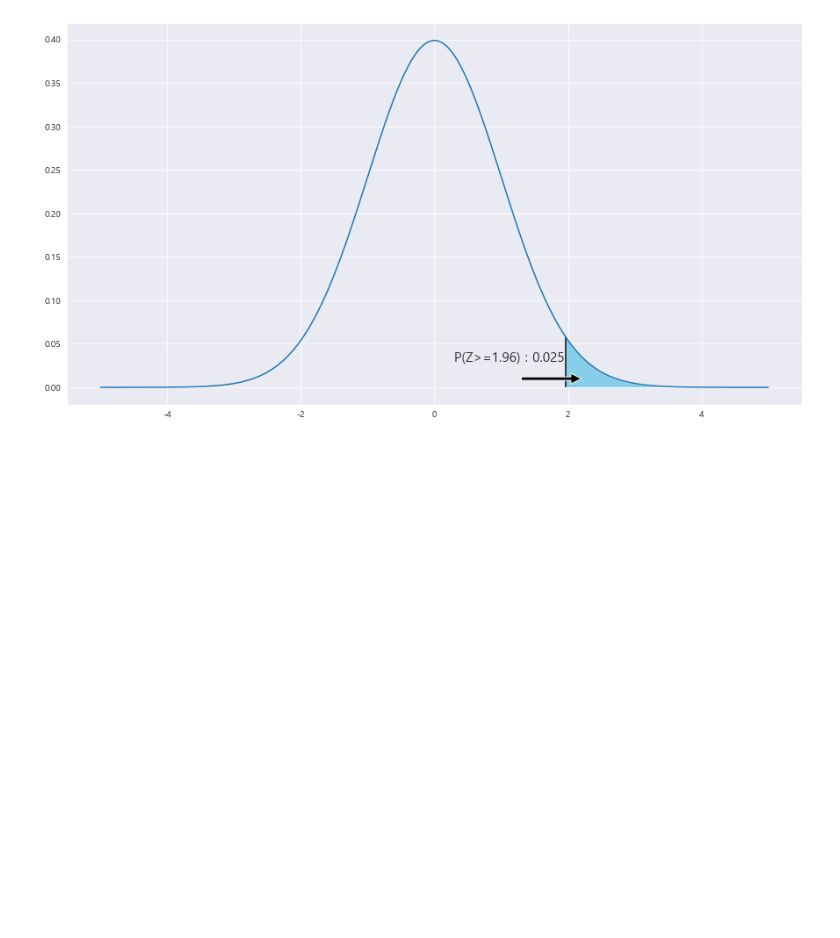
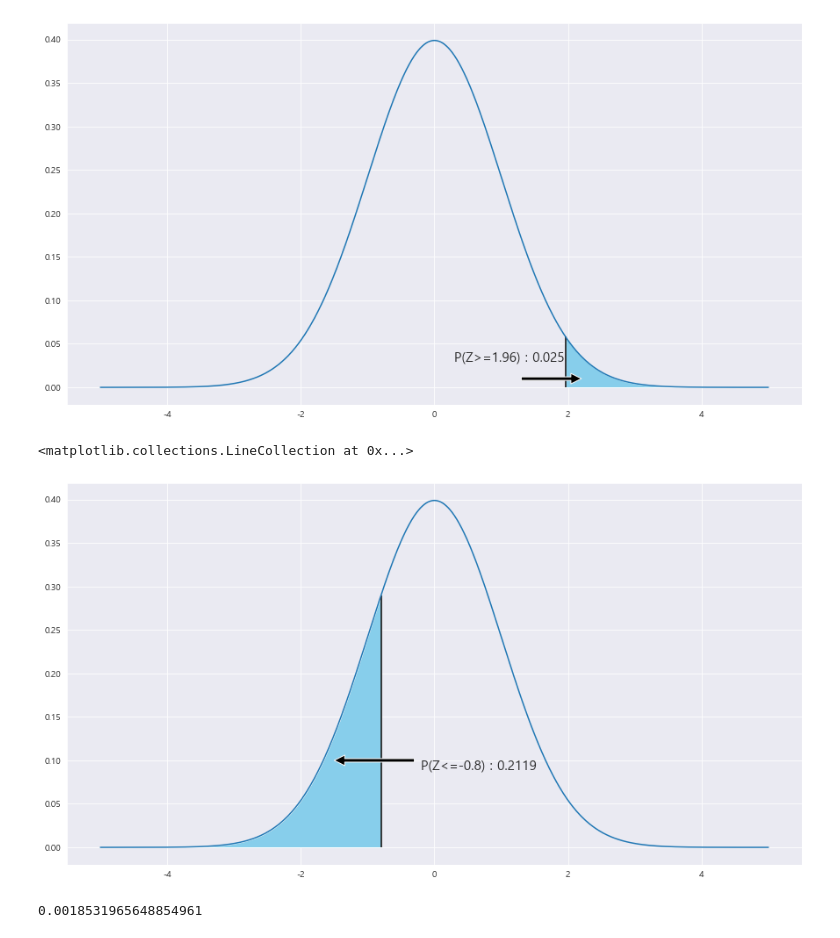
Before and after one commit to andypsh/BIGDATA2022, a Jupyter notebook: 기초통계/Chapter07/연습문제_03.ipynb, the cells around one changed output. Cells and saved outputs as stored; diff of their text form; code cells hidden in the pictures; blank space fills up the shorter version.

```diff
--- a/기초통계/Chapter07/연습문제_03.ipynb
+++ b/기초통계/Chapter07/연습문제_03.ipynb
@@ -573,3 +573,30 @@ print(b)
 # %% [output]
 [0.125147534889709]
 [figure]
+# %%
+x = np.arange(-5,5 , .001)
+
+fig = plt.figure(figsize=(15,8))
+
+ax = sns.lineplot(x , stats.norm.pdf(x, loc=0 , scale =1)) #정의역 범위 , 평균 = 0 , 표준편차 =1 인 정규분포 플롯
+
+z_1 = round((0.1 - 0.378+0.254) / math.sqrt( (0.378)*(1-0.378)/500 + 0.254 *(1-0.254)/450 ) ,2)
+# # z_2 = round((34.5 - 35) / math.sqrt(5.5**2 / 25) , 2)
+# z_1 = round(scipy.stats.norm.ppf(1-0.025) ,2 )
+
+ax.fill_between(x, stats.norm.pdf(x, loc=0 , scale =1) , 0 , where = (x<=z_1) , facecolor = 'skyblue') # x값 , y값 , 0 , x<=0 인곳 , 색깔
+
+
+
+area = scipy.stats.norm.cdf(z_1)
+ax.text(-.2 , .09, f'P(Z<={z_1}) : {round(area,4)}',fontsize=15)
+plt.annotate('' , xy=(-1.5, .1), xytext=(-.3 , .1)  , arrowprops = dict(facecolor = 'black'))
+
+ax.vlines(x= z_1, ymin= 0 , ymax= stats.norm.pdf(z_1, loc=0 , scale =1) , color = 'black' , linestyle ='solid' , label ='{}'.format(2))
+# %% [output]
+<matplotlib.collections.LineCollection at 0x...>
+[figure, added]
+# %%
+print(0.93*(0.07) / 131 + 0.93*(0.07) / 48)
+# %% [output]
+0.0018531965648854961
```
Also changed, not shown: parts of 5 cells of this notebook, 2 other files.
